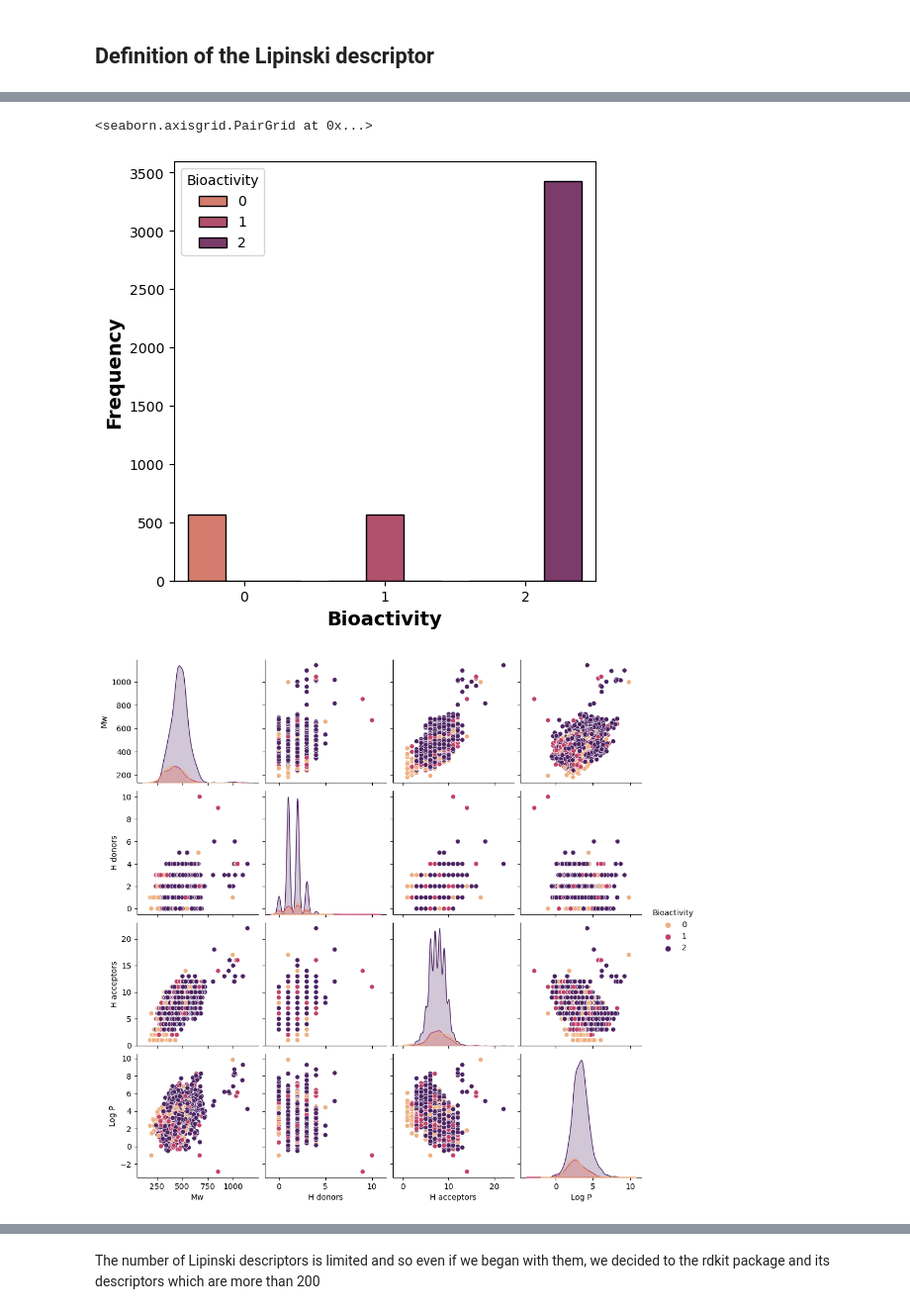
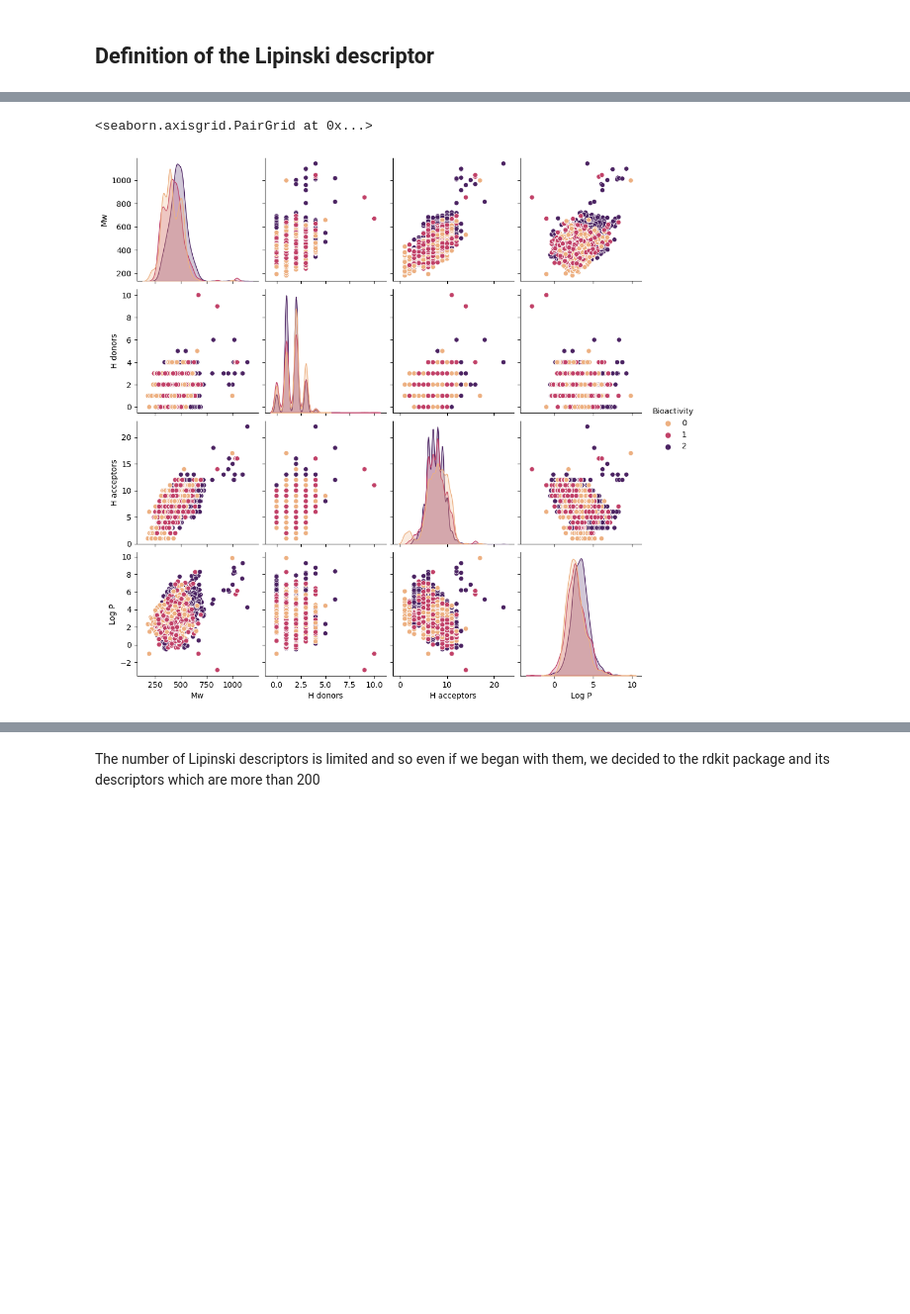
Before and after one commit to Thomas-Fischer98/PPchem_DDIP, a Jupyter notebook: notebooks/Project_2nd_version.ipynb, the cells around one changed output, grey strips where cells are left out. Shown at 99% size. Saved outputs shown, nothing was run; the diff lists cells and outputs as text; code cells hidden in the pictures; blank space fills up the shorter version.

```diff
--- a/notebooks/Project_2nd_version.ipynb
+++ b/notebooks/Project_2nd_version.ipynb
@@ -47,7 +45,6 @@ from joblib import dump, load
 # Choosing the what is our Target protein: mTor is a good candidate
 # %%
 target = new_client.target
-target_query = target.search('mTOR')
+target_query = target.search('mTor')
 possible_targets = pd.DataFrame.from_dict(target_query)
 possible_targets.head()
-target = possible_targets.target_chembl_id[3]
@@ -97,0 +119,22 @@ df_label
+# %%
+filtered_df = df_label[df_label['Bioactivity'].isin([0, 1])]
+
+
+augmented_df = augment_data(filtered_df, num_augments=5)
+combined_df = pd.concat([filtered_df, augmented_df])
+
+df_bioactive = df_label[df_label['Bioactivity'].isin([2])]
+
+df = pd.concat([df_bioactive, combined_df])
+
+
+
+plt.figure(figsize=(5.5, 5.5))
+#sns.color_palette("flare")
+sns.countplot(x='Bioactivity', hue = 'Bioactivity', data=df, edgecolor='black', palette = "flare")
+
+plt.xlabel('Bioactivity', fontsize=14, fontweight='bold')
+plt.ylabel('Frequency', fontsize=14, fontweight='bold')
+
+df = df.reset_index(drop=True)
+df
@@ -98,7 +156,7 @@ df_label
 # %% [markdown]
 ## Definition of the Lipinski descriptor
 # %%
-df_lipinski = lipinski_df(df_label)
+df_lipinski = lipinski_df(df)
 df_lipinski
 # %% [output]
 |  | molecule_chembl_id | canonical_smiles | Bioactivity | Mw | H donors | H acceptors | Log P | pIC50 |
@@ -117,15 +175,14 @@ df_lipinski
 # %%
-plt.figure(figsize=(5.5, 5.5))
+#plt.figure(figsize=(5.5, 5.5))
 #sns.color_palette("flare")
-sns.countplot(x='Bioactivity', hue = 'Bioactivity', data=df_lipinski, edgecolor='black', palette = "flare")
+#sns.countplot(x='Bioactivity', hue = 'Bioactivity', data=df_lipinski, edgecolor='black', palette = "flare")
 
-plt.xlabel('Bioactivity', fontsize=14, fontweight='bold')
-plt.ylabel('Frequency', fontsize=14, fontweight='bold')
+#plt.xlabel('Bioactivity', fontsize=14, fontweight='bold')
+#plt.ylabel('Frequency', fontsize=14, fontweight='bold')
 
 descriptors = ['Mw', 'H donors', 'H acceptors', 'Log P']
 sns.pairplot(df_lipinski[descriptors + ['Bioactivity']], hue="Bioactivity", palette = "flare")
 # %% [output]
 <seaborn.axisgrid.PairGrid at 0x...>
-[figure, old version]
+[figure, new version]
-[figure, removed]
 # %% [markdown]
```
Also changed, not shown: parts of 26 cells of this notebook.
